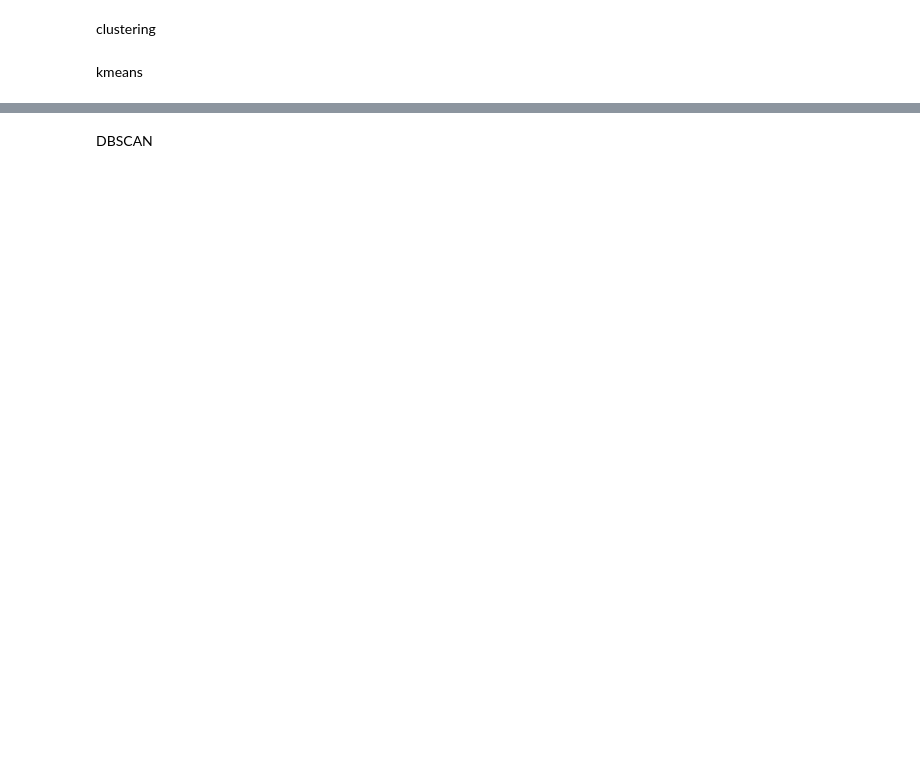
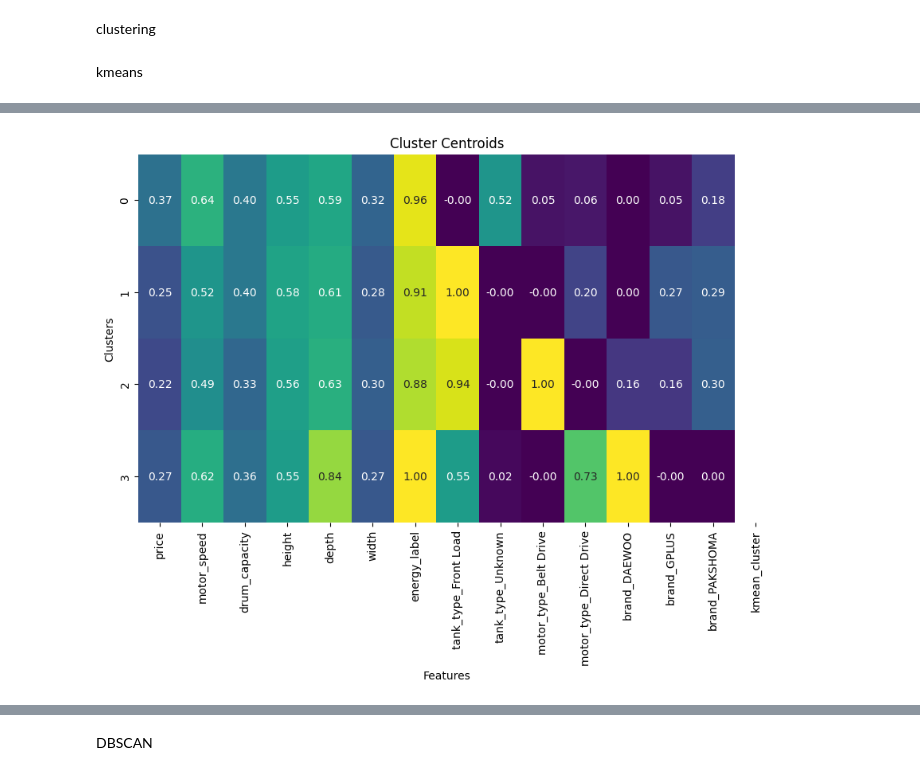
Before and after one commit to atefehjn/scraping-clustering, a Jupyter notebook: WM/clustering.ipynb, the cells around one changed output, grey strips where cells are left out. Drawn from its saved outputs; the diff is of its cells as text; code cells hidden in the pictures; blank space fills up the shorter version.

```diff
--- a/WM/clustering.ipynb
+++ b/WM/clustering.ipynb
@@ -191,0 +234,7 @@ plt.show()
+# %%
+# Print the centroids to compare across clusters
+# print("Cluster Centroids:\n", centroids)
+
+# Optionally, display them more neatly
+centroids = centroids.round(2)  # Round the values for easier reading
+print("Cluster Centroids (Rounded):\n", centroids)
@@ -191,0 +253,13 @@ plt.show()
+# %%
+import seaborn as sns
+import matplotlib.pyplot as plt
+
+# Plot the centroids as a heatmap for easy comparison
+plt.figure(figsize=(10, 6))
+sns.heatmap(centroids, annot=True, cmap='viridis', fmt='.2f', cbar=False, xticklabels=wm_selected.columns)
+plt.title('Cluster Centroids')
+plt.xlabel('Features')
+plt.ylabel('Clusters')
+plt.show()
+# %% [output]
+[figure, added]
```
Also changed, not shown: parts of 25 cells of this notebook.
